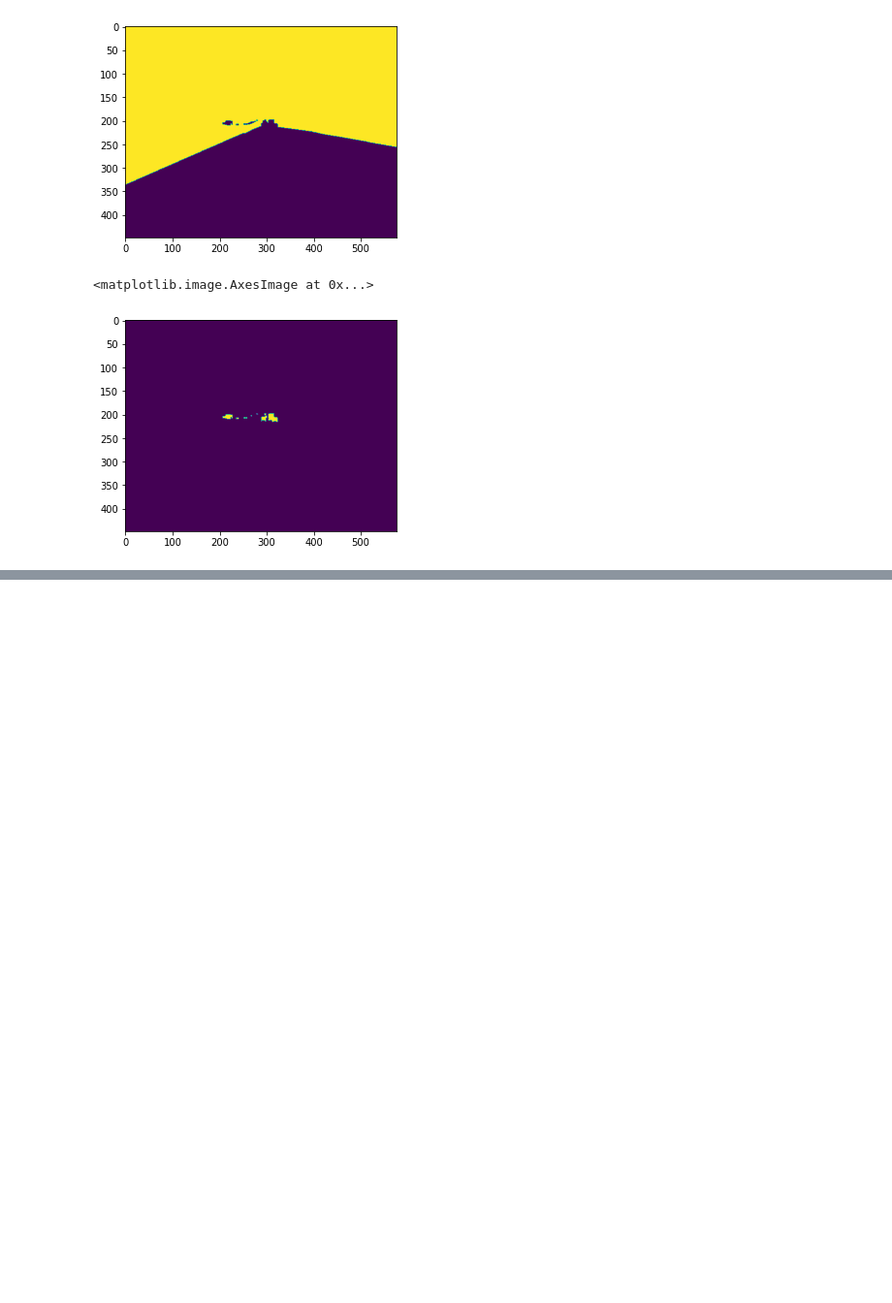
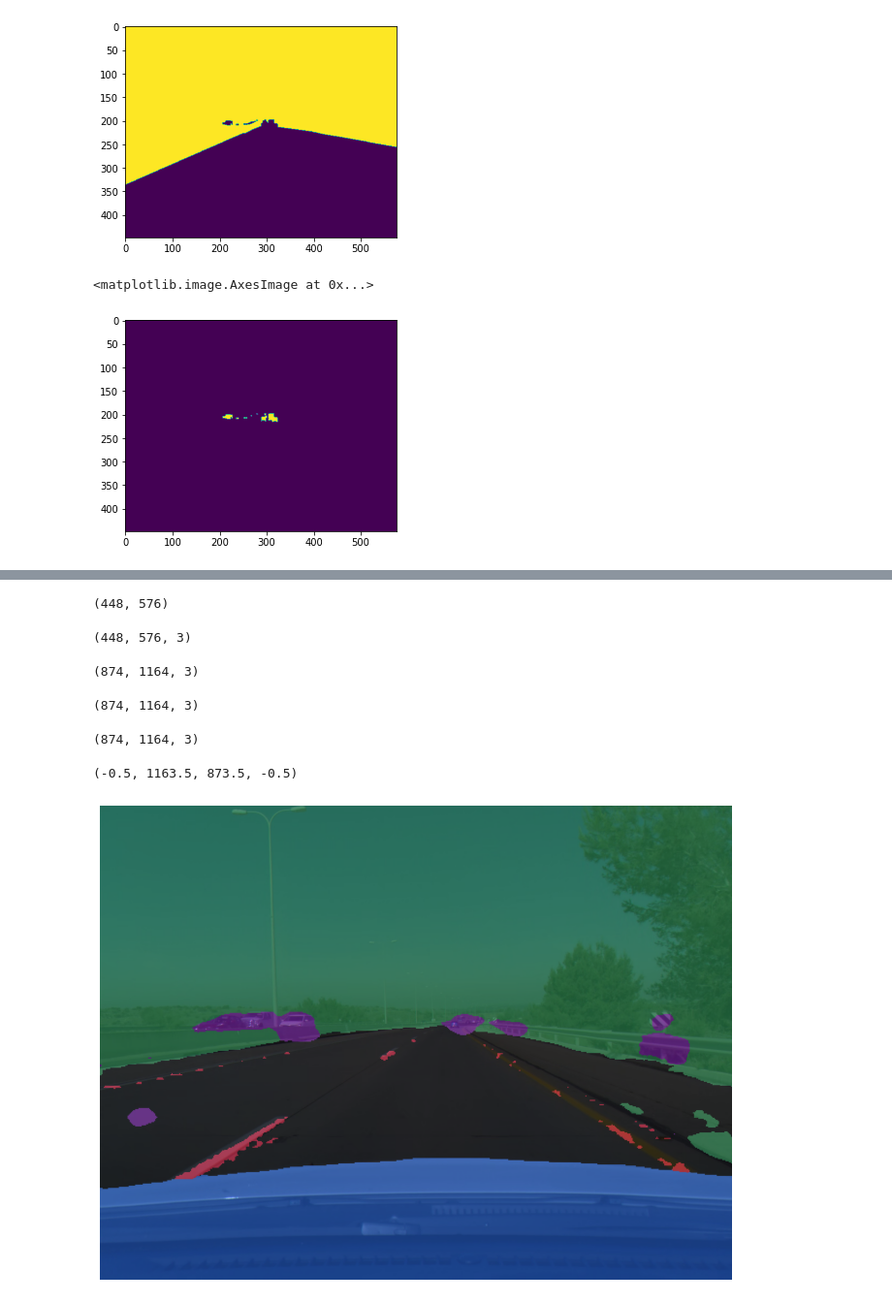
Before and after one commit to johanngerberding/comma10k-segmentation-pytorch, a Jupyter notebook: visualize.ipynb, the cells around one changed output, grey strips where cells are left out. Shown at 97% size. Drawn from its saved outputs; the diff is of its cells as text; code cells hidden in the pictures; blank space fills up the shorter version.

```diff
--- a/visualize.ipynb
+++ b/visualize.ipynb
@@ -61,0 +141,33 @@ plt.imshow(mask[4])
+# %%
+classMap = np.argmax(pred_0, axis=0)
+print(classMap.shape)
+# %% [output]
+(448, 576)
+# %%
+colored_mask = colors[classMap]
+colored_mask.shape
+# %% [output]
+(448, 576, 3)
+# %%
+image = cv2.imread(samples[0])
+image = cv2.cvtColor(image, cv2.COLOR_BGR2RGB)
+image.shape
+# %% [output]
+(874, 1164, 3)
+# %%
+colored_mask = cv2.resize(colored_mask, (image.shape[1], image.shape[0]), interpolation=cv2.INTER_NEAREST)
+colored_mask.shape
+# %% [output]
+(874, 1164, 3)
+# %%
+output = ((0.5 * image) + (0.5 * colored_mask)).astype("uint8")
+output.shape
+# %% [output]
+(874, 1164, 3)
+# %%
+plt.figure(figsize=(16,9))
+plt.imshow(output)
+plt.axis("off")
+# %% [output]
+(-0.5, 1163.5, 873.5, -0.5)
+[figure, added]
```
Also changed, not shown: parts of 22 cells of this notebook, 3 other files.
